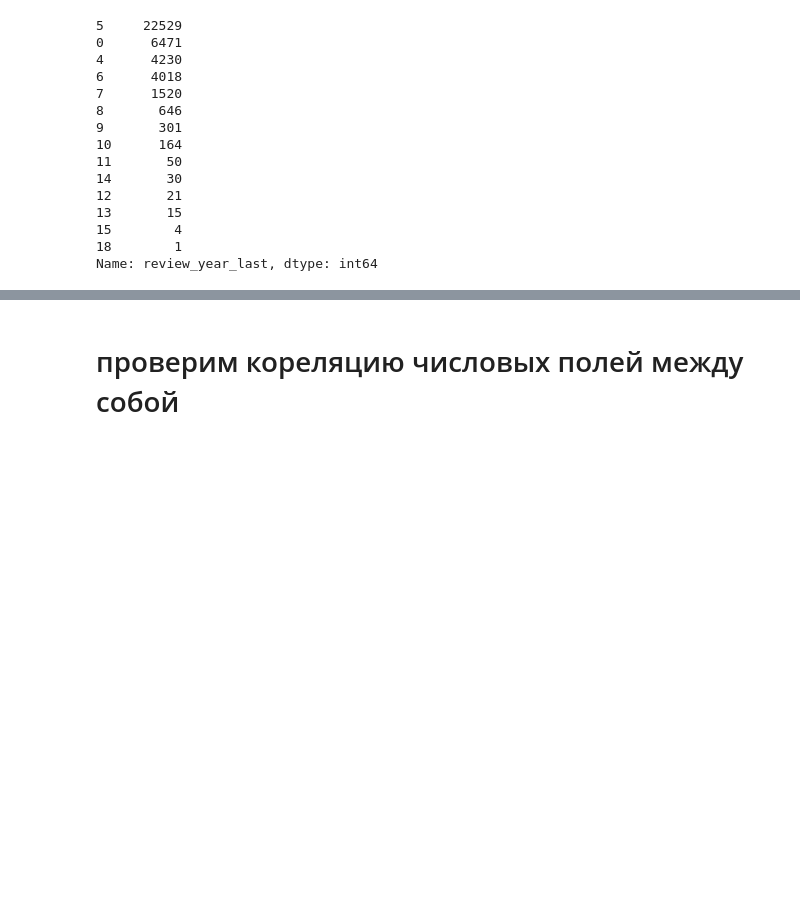
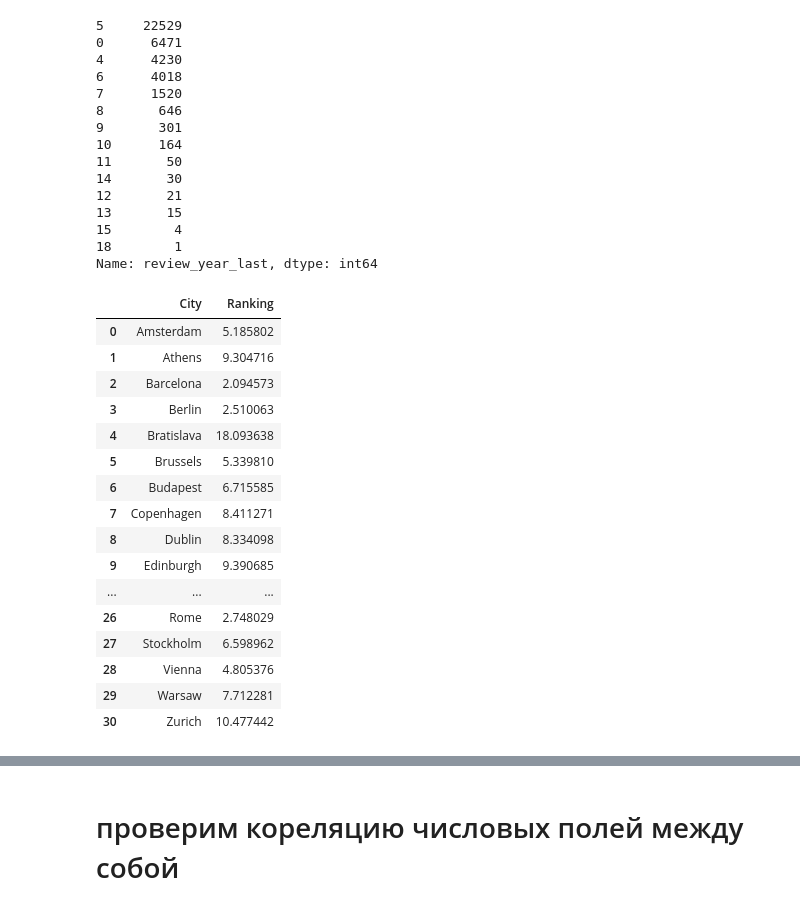
Before and after one commit to iokopniy/skillfactory_rds, a Jupyter notebook: Module_3/your_first_model.ipynb, the cells around one changed output, grey strips where cells are left out. Cells and saved outputs as stored; diff of their text form; code cells hidden in the pictures; blank space fills up the shorter version.

```diff
--- a/Module_3/your_first_model.ipynb
+++ b/Module_3/your_first_model.ipynb
@@ -389,0 +393,22 @@ Name: review_year_last, dtype: int64
+# %%
+rank_mean=df.groupby('City')['Ranking'].mean().reset_index()
+rank_mean['Ranking']=rank_mean['Ranking'].apply(lambda x:mean_max/x)
+rank_mean
+# %% [output]
+|  | City | Ranking |
+| 0 | Amsterdam | 5.185802 |
+| 1 | Athens | 9.304716 |
+| 2 | Barcelona | 2.094573 |
+| 3 | Berlin | 2.510063 |
+| 4 | Bratislava | 18.093638 |
+| 5 | Brussels | 5.339810 |
+| 6 | Budapest | 6.715585 |
+| 7 | Copenhagen | 8.411271 |
+| 8 | Dublin | 8.334098 |
+| 9 | Edinburgh | 9.390685 |
+| ... | ... | ... |
+| 26 | Rome | 2.748029 |
+| 27 | Stockholm | 6.598962 |
+| 28 | Vienna | 4.805376 |
+| 29 | Warsaw | 7.712281 |
+| 30 | Zurich | 10.477442 |
```
Also changed, not shown: parts of 5 cells of this notebook.
